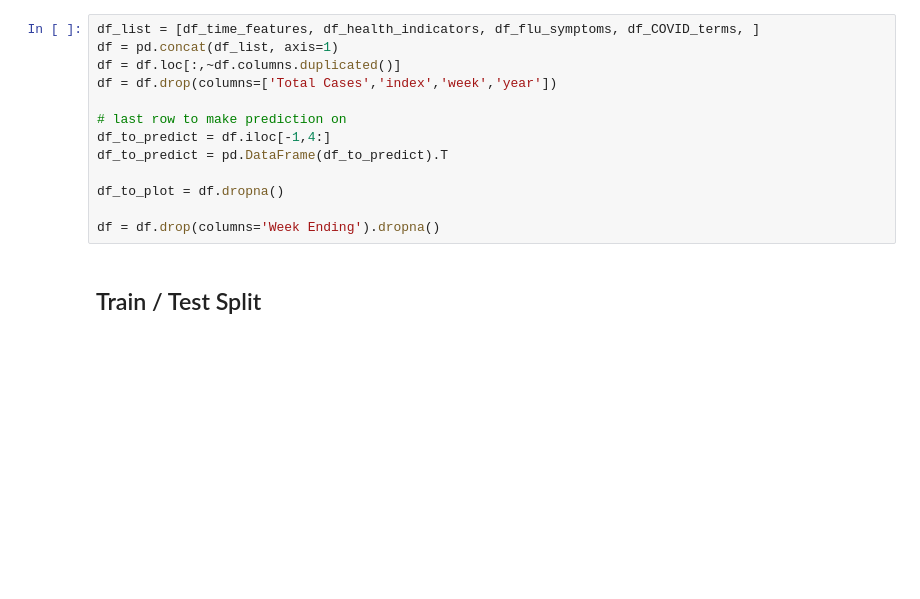
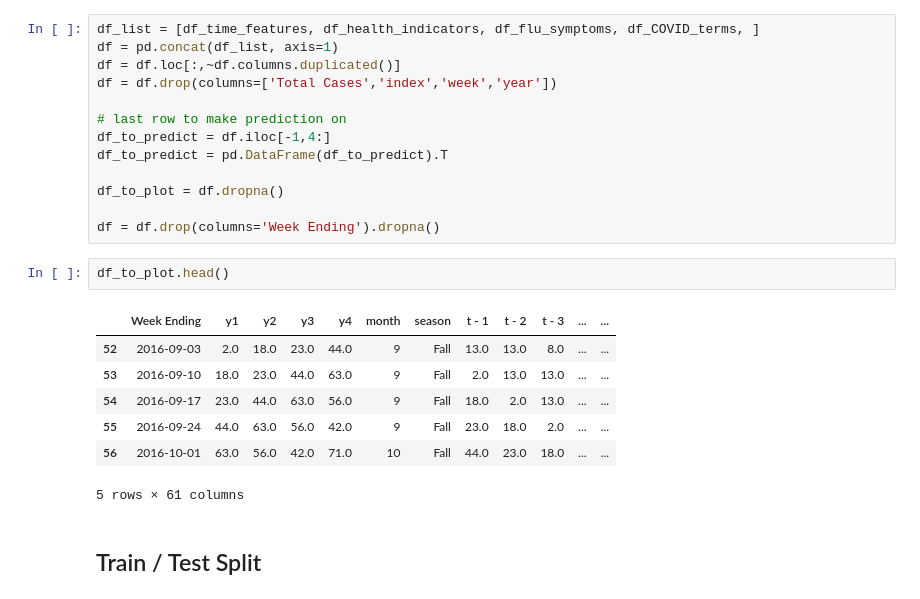
Before and after one commit to jess-moloney/LHL_final_project_influenza_forecasting, a Jupyter notebook: notebooks/Pipeline_v4.ipynb, the cells around one changed output. Cells and saved outputs as stored; diff of their text form; blank space fills up the shorter version.

```diff
--- a/notebooks/Pipeline_v4.ipynb
+++ b/notebooks/Pipeline_v4.ipynb
@@ -312,6 +312,16 @@ df_to_predict = pd.DataFrame(df_to_predict).T
 df_to_plot = df.dropna()
 
 df = df.drop(columns='Week Ending').dropna()
+# %%
+df_to_plot.head()
+# %% [output]
+|  | Week Ending | y1 | y2 | y3 | y4 | month | season | t - 1 | t - 2 | t - 3 | ... | ... |
+| 52 | 2016-09-03 | 2.0 | 18.0 | 23.0 | 44.0 | 9 | Fall | 13.0 | 13.0 | 8.0 | ... | ... |
+| 53 | 2016-09-10 | 18.0 | 23.0 | 44.0 | 63.0 | 9 | Fall | 2.0 | 13.0 | 13.0 | ... | ... |
+| 54 | 2016-09-17 | 23.0 | 44.0 | 63.0 | 56.0 | 9 | Fall | 18.0 | 2.0 | 13.0 | ... | ... |
+| 55 | 2016-09-24 | 44.0 | 63.0 | 56.0 | 42.0 | 9 | Fall | 23.0 | 18.0 | 2.0 | ... | ... |
+| 56 | 2016-10-01 | 63.0 | 56.0 | 42.0 | 71.0 | 10 | Fall | 44.0 | 23.0 | 18.0 | ... | ... |
+5 rows × 61 columns
 # %% [markdown]
 ## Train / Test Split
 # %%
```
Also changed, not shown: parts of 17 cells of this notebook, 1 other file.
